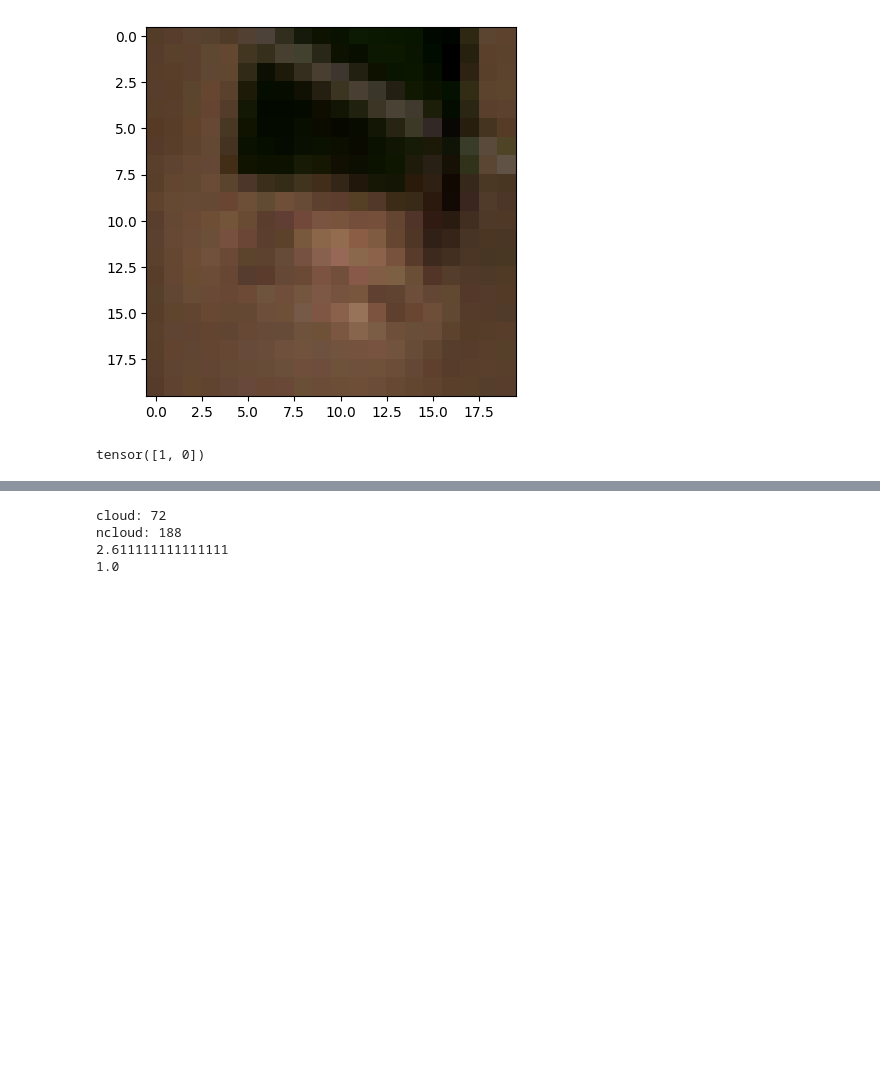
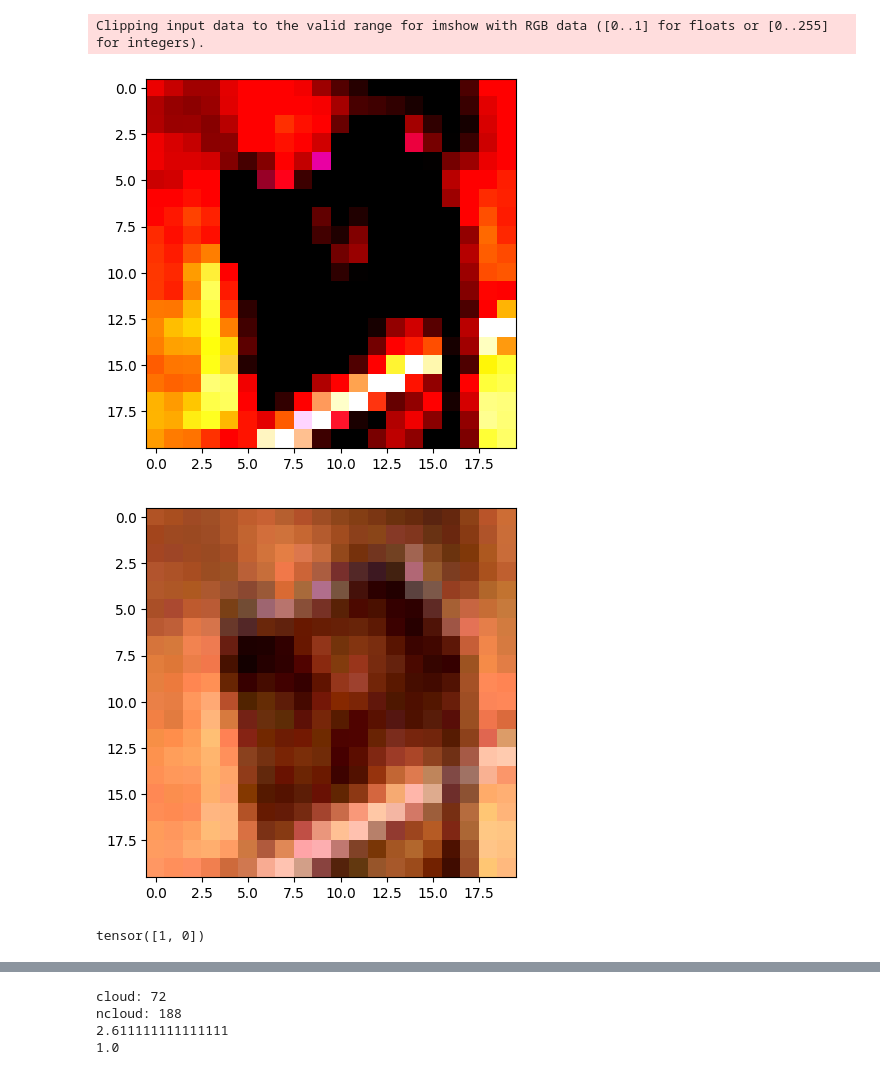
Before and after one commit to afy/d7046e-project, a Jupyter notebook: classification/CNN.ipynb, the cells around one changed output, grey strips where cells are left out. Cells and saved outputs as stored; diff of their text form; code cells hidden in the pictures; blank space fills up the shorter version.

```diff
--- a/classification/CNN.ipynb
+++ b/classification/CNN.ipynb
@@ -10,27 +10,34 @@ batch_size = 7
 # %%
 transforms = v2.Compose([
     v2.RandomHorizontalFlip(),
     v2.RandomVerticalFlip(),
 ])
 
-train_dataset = CloudClassificationDatasetCNN.CloudClassificationDataset("data\\2A-netcdfs-cropped-from-nuria","data\\skogs_json_train.npy",channels=("b04","b03","b02","b01","b05","b06","b07","b08","b09","b11","b12"),transform=transforms)
-val_dataset = CloudClassificationDatasetCNN.CloudClassificationDataset("data\\2A-netcdfs-cropped-from-nuria","data\\skogs_json_val.npy",channels=("b04","b03","b02","b01","b05","b06","b07","b08","b09","b11","b12"),transform=transforms)
+train_dataset = CloudClassificationDatasetCNN.CloudClassificationDataset("data\\2A-netcdfs-cropped-from-nuria","data\\skogs_json_train.npy",channels=("b04","b03","b02"),transform=transforms)
+val_dataset = CloudClassificationDatasetCNN.CloudClassificationDataset("data\\2A-netcdfs-cropped-from-nuria","data\\skogs_json_val.npy",channels=("b04","b03","b02"),transform=transforms)
 
 validation_loader = torch.utils.data.DataLoader(val_dataset, batch_size=batch_size, shuffle=True)
 training_loader = torch.utils.data.DataLoader(train_dataset, batch_size=batch_size, shuffle=True)
 
 # Creates an iterator and plots the pictures
 it = iter(training_loader)
-images, labels = next(it)
+images, labels, img_disp = next(it)
+
 
 plt.figure()
 plt.imshow(images[0][:3].permute(1,2,0))
 plt.show()
 
+plt.figure()
+plt.imshow(img_disp[0][:3].permute(1,2,0))
+plt.show()
+
 print(labels[0])
 # %% [output]
+Clipping input data to the valid range for imshow with RGB data ([0..1] for floats or [0..255] for integers).
-[figure, old version]
+[figure, new version]
-tensor([1, 0])
+[figure, added]
+tensor([1, 0])
 # %%
 class LeNet(nn.Module):
 	def __init__(self, numChannels, classes):
```
Also changed, not shown: parts of 5 cells of this notebook, 5 other files.
